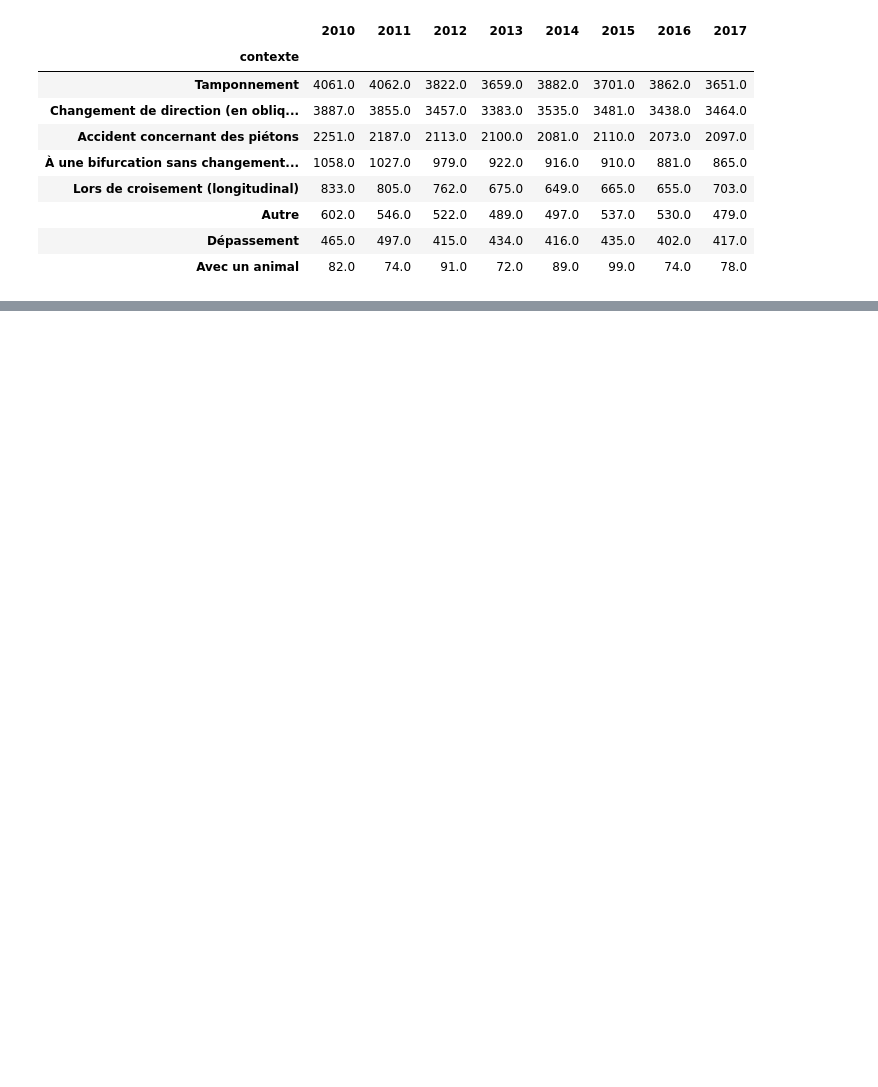
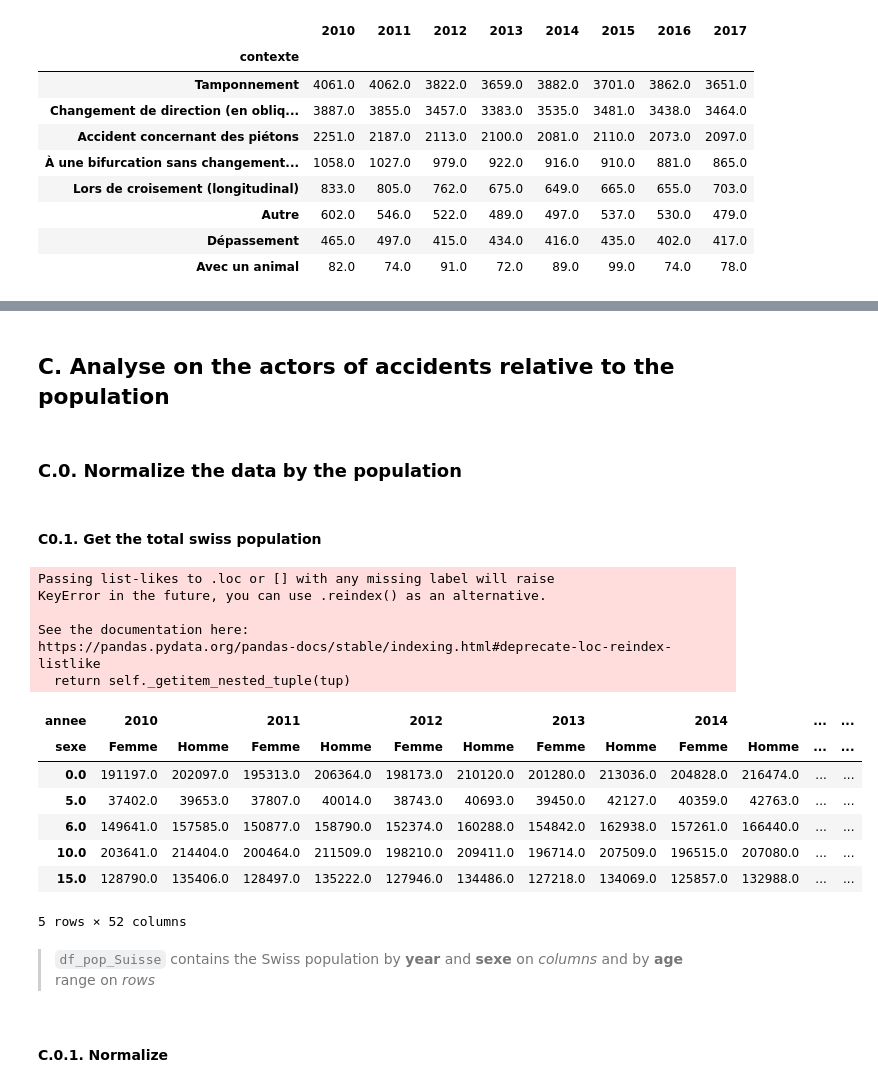
Before and after one commit to epfl-ada-2018/project-pizzafels, a Jupyter notebook: Analyzer_Main.ipynb, the cells around one changed output, grey strips where cells are left out. Drawn from its saved outputs; the diff is of its cells as text; code cells hidden in the pictures; blank space fills up the shorter version.

```diff
--- a/Analyzer_Main.ipynb
+++ b/Analyzer_Main.ipynb
@@ -617,0 +363,6 @@ Still the same issue, and 'Autre' is even included... I think there miss values
+# %% [markdown]
+## C. Analyse on the actors of accidents relative to the population
+# %% [markdown]
+### C.0. Normalize the data by the population
+# %% [markdown]
+#### C0.1. Get the total swiss population
@@ -617,0 +388,39 @@ Still the same issue, and 'Autre' is even included... I think there miss values
+# %%
+df_Suisse_1992 = df_Population_age_1992[(df_Population_age_1992.sexe != 'Sexe - Total') & (df_Population_age_1992.age != 'Age - Total')]
+df_Suisse_1992 = df_Suisse_1992.groupby(['age','sexe']).sum().transpose()
+
+for age in ages:
+    for s in df_Population_age_1992[df_Population_age_1992.sexe != 'Sexe - Total'].sexe.unique():
+        index_to = [(annee,s) for annee in age[1:]]
+        df_Suisse_1992[(str(age[0]),s)] = df_Suisse_1992.loc[:,index_to].sum(axis=1)
+df_Suisse_1992 = df_Suisse_1992.transpose().reset_index().set_index('age').transpose()
+
+toKeep = []
+for age in ages :
+    toKeep.append(str(age[0]))
+df_Suisse_1992 = df_Suisse_1992[toKeep]
+df_Suisse_1992 = df_Suisse_1992.transpose()
+
+for year in range(1992,2010):
+    for sexe in np.unique([sexe[1] for sexe in df_pop_Suisse.columns.values]):
+        df_pop_Suisse[(str(year),sexe)] = df_Suisse_1992.loc[df_Suisse_1992.sexe==sexe][str(year)]
+display(df_pop_Suisse.head(5))
+# %% [output]
+Passing list-likes to .loc or [] with any missing label will raise
+KeyError in the future, you can use .reindex() as an alternative.
+
+See the documentation here:
+https://pandas.pydata.org/pandas-docs/stable/indexing.html#deprecate-loc-reindex-listlike
+  return self._getitem_nested_tuple(tup)
+| annee | 2010 |  | 2011 |  | 2012 |  | 2013 |  | 2014 |  | ... | ... |
+| sexe | Femme | Homme | Femme | Homme | Femme | Homme | Femme | Homme | Femme | Homme | ... | ... |
+| 0.0 | 191197.0 | 202097.0 | 195313.0 | 206364.0 | 198173.0 | 210120.0 | 201280.0 | 213036.0 | 204828.0 | 216474.0 | ... | ... |
+| 5.0 | 37402.0 | 39653.0 | 37807.0 | 40014.0 | 38743.0 | 40693.0 | 39450.0 | 42127.0 | 40359.0 | 42763.0 | ... | ... |
+| 6.0 | 149641.0 | 157585.0 | 150877.0 | 158790.0 | 152374.0 | 160288.0 | 154842.0 | 162938.0 | 157261.0 | 166440.0 | ... | ... |
+| 10.0 | 203641.0 | 214404.0 | 200464.0 | 211509.0 | 198210.0 | 209411.0 | 196714.0 | 207509.0 | 196515.0 | 207080.0 | ... | ... |
+| 15.0 | 128790.0 | 135406.0 | 128497.0 | 135222.0 | 127946.0 | 134486.0 | 127218.0 | 134069.0 | 125857.0 | 132988.0 | ... | ... |
+5 rows × 52 columns
+# %% [markdown]
+> `df_pop_Suisse` contains the Swiss population by **year** and **sexe** on *columns* and by **age** range on *rows*
+# %% [markdown]
+#### C.0.1. Normalize
```
Also changed, not shown: parts of 95 cells of this notebook, 2 other files.
